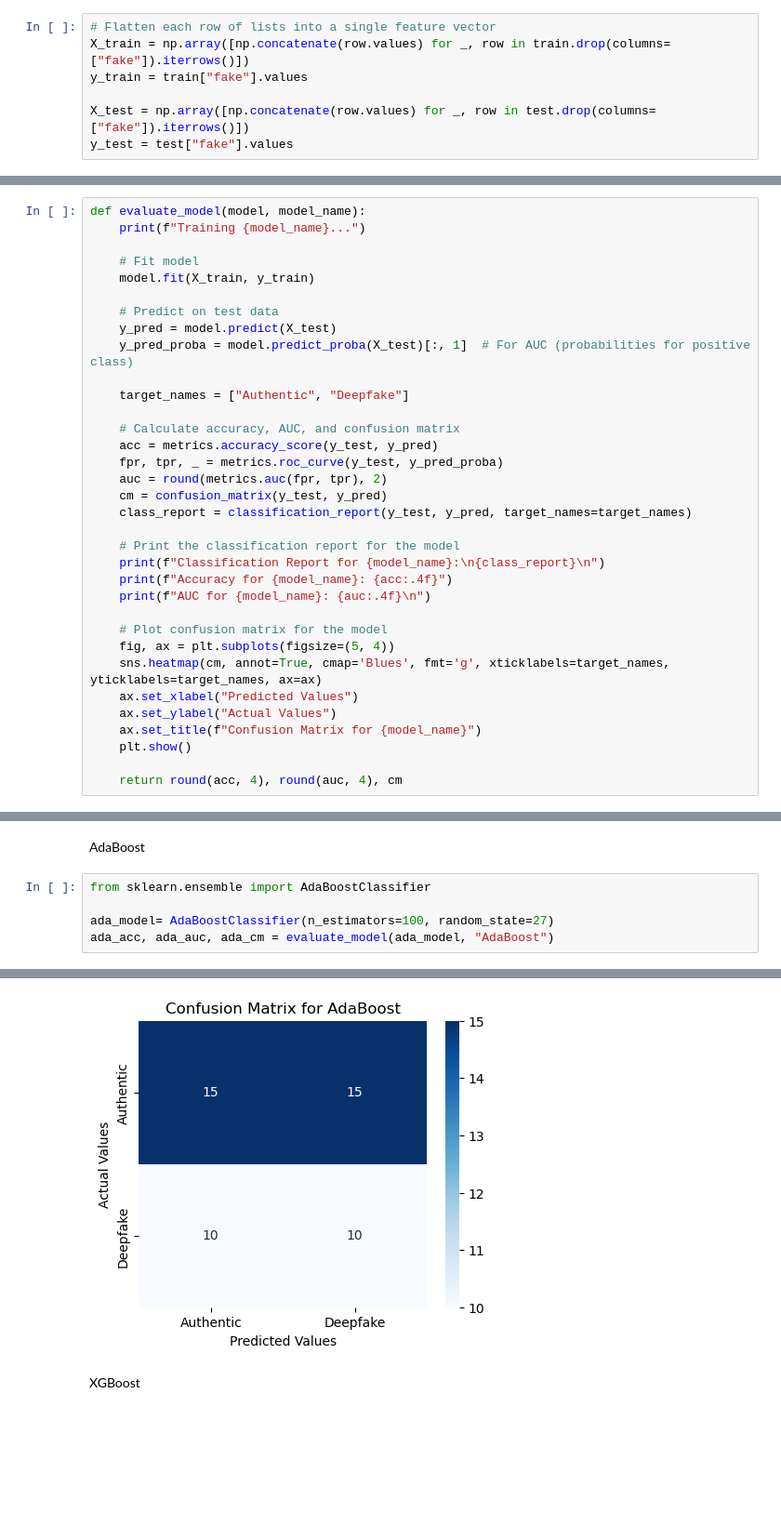
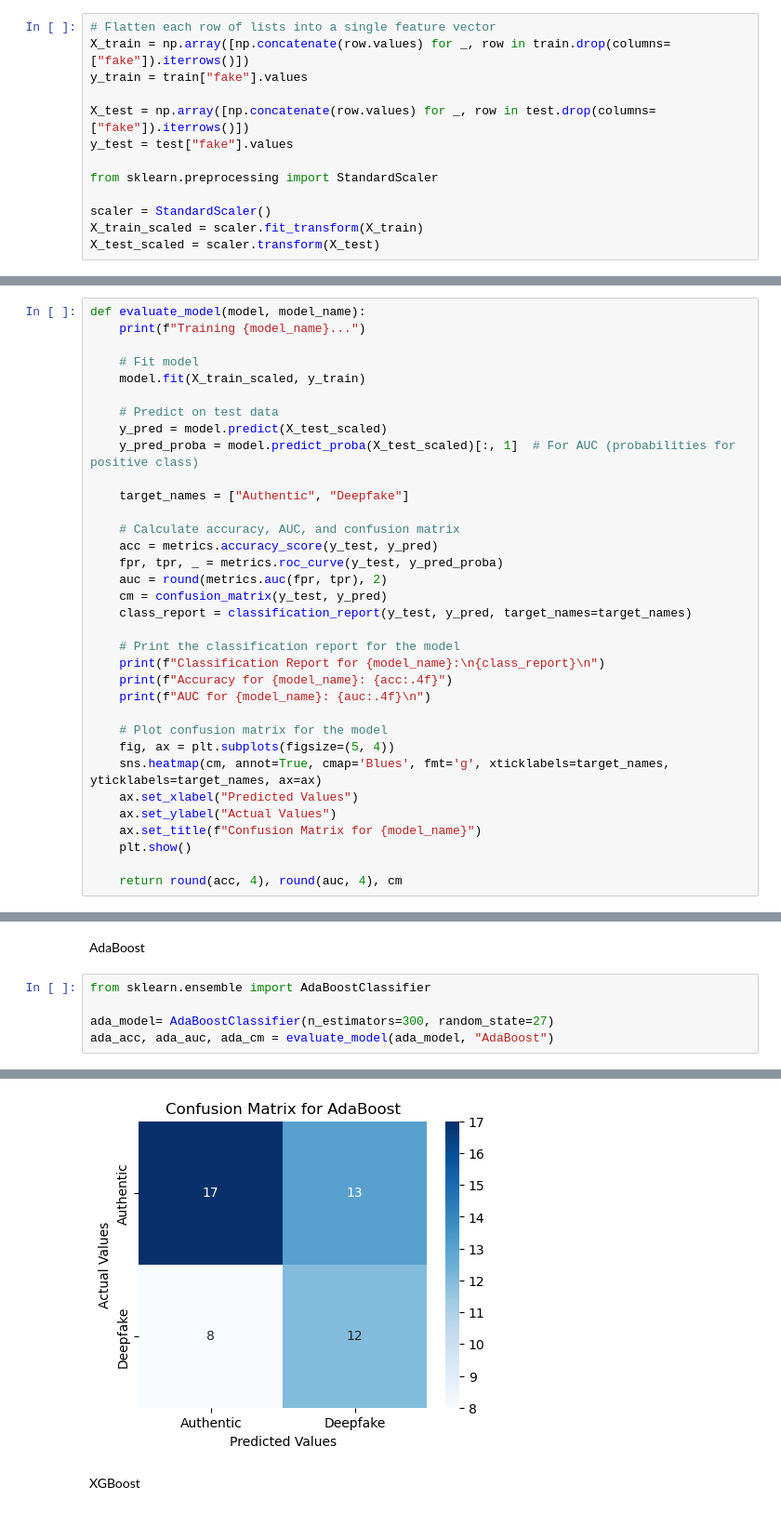
Before and after one commit to Danwidj/deepfake-detection, a Jupyter notebook: data_mining/traditional_method/scripts/classification.ipynb, the cells around one changed output, grey strips where cells are left out. Shown at 93% size. Drawn from its saved outputs; the diff is of its cells as text; blank space fills up the shorter version.

Commit message:
Updated function to standardize values and changed estimators for some models

```diff
--- a/data_mining/traditional_method/scripts/classification.ipynb
+++ b/data_mining/traditional_method/scripts/classification.ipynb
@@ -55,6 +55,12 @@ y_train = train["fake"].values
 
 X_test = np.array([np.concatenate(row.values) for _, row in test.drop(columns=["fake"]).iterrows()])
 y_test = test["fake"].values
+
+from sklearn.preprocessing import StandardScaler
+
+scaler = StandardScaler()
+X_train_scaled = scaler.fit_transform(X_train)
+X_test_scaled = scaler.transform(X_test)
 # %%
 # #option 2: summarize each list with aggregate features (mean, std, etc.)
 # for col in df.columns:
@@ -89,11 +95,11 @@ def evaluate_model(model, model_name):
     print(f"Training {model_name}...")
 
     # Fit model
-    model.fit(X_train, y_train)
+    model.fit(X_train_scaled, y_train)
 
     # Predict on test data
-    y_pred = model.predict(X_test)
-    y_pred_proba = model.predict_proba(X_test)[:, 1]  # For AUC (probabilities for positive class)
+    y_pred = model.predict(X_test_scaled)
+    y_pred_proba = model.predict_proba(X_test_scaled)[:, 1]  # For AUC (probabilities for positive class)
 
     target_names = ["Authentic", "Deepfake"]
 
@@ -249,7 +255,7 @@ AdaBoost
 # %%
 from sklearn.ensemble import AdaBoostClassifier
 
-ada_model= AdaBoostClassifier(n_estimators=100, random_state=27)
+ada_model= AdaBoostClassifier(n_estimators=300, random_state=27)
 ada_acc, ada_auc, ada_cm = evaluate_model(ada_model, "AdaBoost")
 # %% [output]
 Training AdaBoost...
@@ -269,4 +275,4 @@ AUC for AdaBoost: 0.4800
-[figure, old version]
+[figure, new version]
 # %% [markdown]
 XGBoost
 # %%
```
Also changed, not shown: parts of 9 cells of this notebook, 3 other files.
